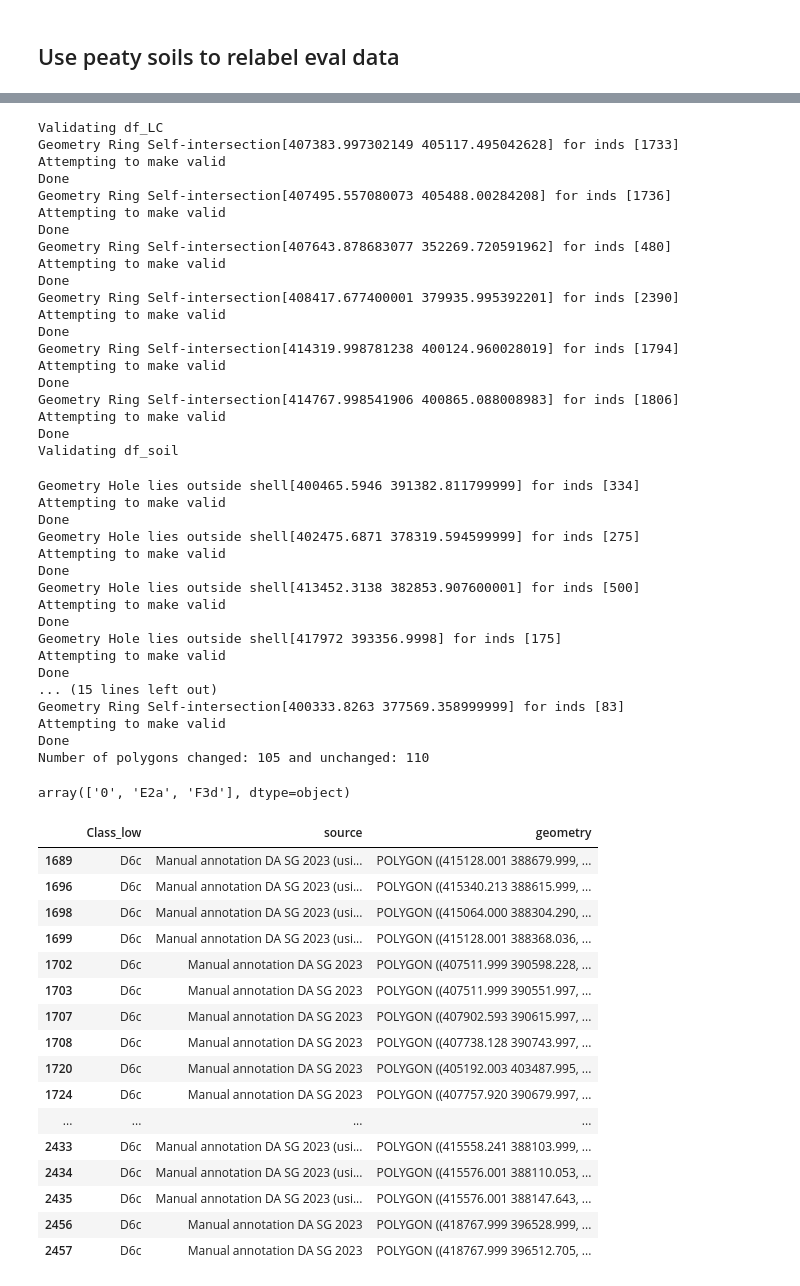
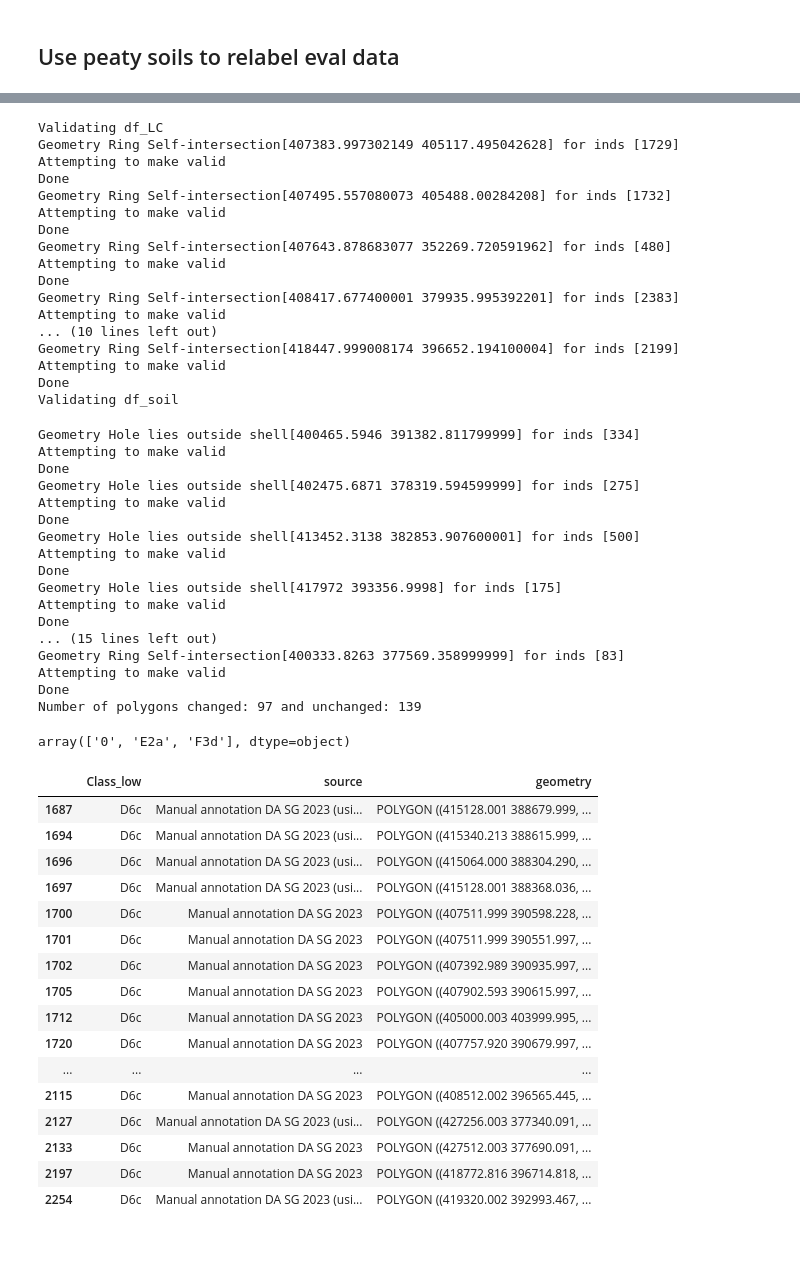
Before and after one commit to pdnpa/cnn-land-cover, a Jupyter notebook: notebooks/Create LC masks.ipynb, the cells around one changed output, grey strips where cells are left out. Drawn from its saved outputs; the diff is of its cells as text; code cells hidden in the pictures; blank space fills up the shorter version.

```diff
--- a/notebooks/Create LC masks.ipynb
+++ b/notebooks/Create LC masks.ipynb
@@ -29,3 +29,8 @@ WARNING: creating label mapping dictionary corresponding to LC80 schema (ie miss
 adding scrub
 adding wetland
 adding transport
+# %%
+eval_patch_outlines = lca.load_pols('../content/evaluation_sample_50tiles/eval_patch_grid_annotations/eval_patch_grid_annotations.shp')
+eval_patch_outlines = eval_patch_outlines[np.logical_or(eval_patch_outlines['RAND_ANNOT'] == 1,
+                                                        eval_patch_outlines['SEL_ANNOT'] == 1)]
+eval_patch_outlines
@@ -848,22 +878,19 @@ df_eval
 tmp = lca.use_soil_data_to_overwrite(df_lc=df_eval)
 # %% [output]
 Validating df_LC
-Geometry Ring Self-intersection[407383.997302149 405117.495042628] for inds [1733]
+Geometry Ring Self-intersection[407383.997302149 405117.495042628] for inds [1729]
 Attempting to make valid
 Done
-Geometry Ring Self-intersection[407495.557080073 405488.00284208] for inds [1736]
+Geometry Ring Self-intersection[407495.557080073 405488.00284208] for inds [1732]
 Attempting to make valid
 Done
 Geometry Ring Self-intersection[407643.878683077 352269.720591962] for inds [480]
 Attempting to make valid
 Done
-Geometry Ring Self-intersection[408417.677400001 379935.995392201] for inds [2390]
+Geometry Ring Self-intersection[408417.677400001 379935.995392201] for inds [2383]
 Attempting to make valid
-Done
-Geometry Ring Self-intersection[414319.998781238 400124.960028019] for inds [1794]
-Attempting to make valid
-Done
-Geometry Ring Self-intersection[414767.998541906 400865.088008983] for inds [1806]
+... (10 lines left out)
+Geometry Ring Self-intersection[418447.999008174 396652.194100004] for inds [2199]
 Attempting to make valid
 Done
 Validating df_soil
@@ -883,30 +910,30 @@ Done
 Geometry Ring Self-intersection[400333.8263 377569.358999999] for inds [83]
 Attempting to make valid
 Done
-Number of polygons changed: 105 and unchanged: 110
+Number of polygons changed: 97 and unchanged: 139
 # %%
 df_eval[df_eval['source'] == '0']['Class_low'].unique()
 # %% [output]
 array(['0', 'E2a', 'F3d'], dtype=object)
 # %%
-tmp[0][tmp[0]['Class_low'] == 'D6c']
+tmp[0][tmp[0]['Class_low'] == 'D6c'].head(40)
 # %% [output]
 |  | Class_low | source | geometry |
-| 1689 | D6c | Manual annotation DA SG 2023 (usi... | POLYGON ((415128.001 388679.999, ... |
-| 1696 | D6c | Manual annotation DA SG 2023 (usi... | POLYGON ((415340.213 388615.999, ... |
-| 1698 | D6c | Manual annotation DA SG 2023 (usi... | POLYGON ((415064.000 388304.290, ... |
-| 1699 | D6c | Manual annotation DA SG 2023 (usi... | POLYGON ((415128.001 388368.036, ... |
-| 1702 | D6c | Manual annotation DA SG 2023 | POLYGON ((407511.999 390598.228, ... |
-| 1703 | D6c | Manual annotation DA SG 2023 | POLYGON ((407511.999 390551.997, ... |
-| 1707 | D6c | Manual annotation DA SG 2023 | POLYGON ((407902.593 390615.997, ... |
-| 1708 | D6c | Manual annotation DA SG 2023 | POLYGON ((407738.128 390743.997, ... |
-| 1720 | D6c | Manual annotation DA SG 2023 | POLYGON ((405192.003 403487.995, ... |
-| 1724 | D6c | Manual annotation DA SG 2023 | POLYGON ((407757.920 390679.997, ... |
+| 1687 | D6c | Manual annotation DA SG 2023 (usi... | POLYGON ((415128.001 388679.999, ... |
+| 1694 | D6c | Manual annotation DA SG 2023 (usi... | POLYGON ((415340.213 388615.999, ... |
+| 1696 | D6c | Manual annotation DA SG 2023 (usi... | POLYGON ((415064.000 388304.290, ... |
+| 1697 | D6c | Manual annotation DA SG 2023 (usi... | POLYGON ((415128.001 388368.036, ... |
+| 1700 | D6c | Manual annotation DA SG 2023 | POLYGON ((407511.999 390598.228, ... |
+| 1701 | D6c | Manual annotation DA SG 2023 | POLYGON ((407511.999 390551.997, ... |
+| 1702 | D6c | Manual annotation DA SG 2023 | POLYGON ((407392.989 390935.997, ... |
+| 1705 | D6c | Manual annotation DA SG 2023 | POLYGON ((407902.593 390615.997, ... |
+| 1712 | D6c | Manual annotation DA SG 2023 | POLYGON ((405000.003 403999.995, ... |
+| 1720 | D6c | Manual annotation DA SG 2023 | POLYGON ((407757.920 390679.997, ... |
 | ... | ... | ... | ... |
-| 2433 | D6c | Manual annotation DA SG 2023 (usi... | POLYGON ((415558.241 388103.999, ... |
-| 2434 | D6c | Manual annotation DA SG 2023 (usi... | POLYGON ((415576.001 388110.053, ... |
-| 2435 | D6c | Manual annotation DA SG 2023 (usi... | POLYGON ((415576.001 388147.643, ... |
-| 2456 | D6c | Manual annotation DA SG 2023 | POLYGON ((418767.999 396528.999, ... |
-| 2457 | D6c | Manual annotation DA SG 2023 | POLYGON ((418767.999 396512.705, ... |
+| 2115 | D6c | Manual annotation DA SG 2023 | POLYGON ((408512.002 396565.445, ... |
+| 2127 | D6c | Manual annotation DA SG 2023 (usi... | POLYGON ((427256.003 377340.091, ... |
+| 2133 | D6c | Manual annotation DA SG 2023 | POLYGON ((427512.003 377690.091, ... |
+| 2197 | D6c | Manual annotation DA SG 2023 | POLYGON ((418772.816 396714.818, ... |
+| 2254 | D6c | Manual annotation DA SG 2023 (usi... | POLYGON ((419320.002 392993.467, ... |
 # %%
 tmp[0].to_file('../content/evaluation_polygons/landscape_character_2022_detailed_CFGH-override/landscape_character_2022_detailed_CFGH-override.shp')
```
Also changed, not shown: parts of 4 cells of this notebook, 5 other files.
